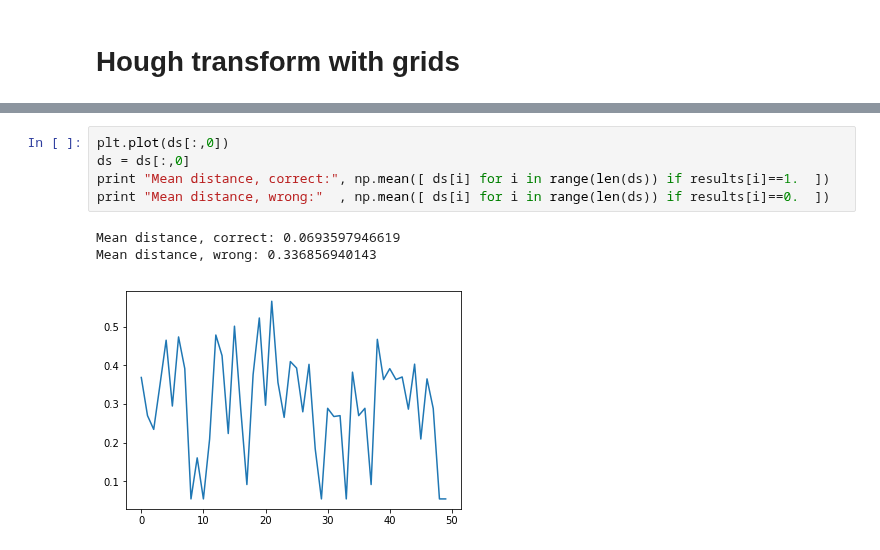
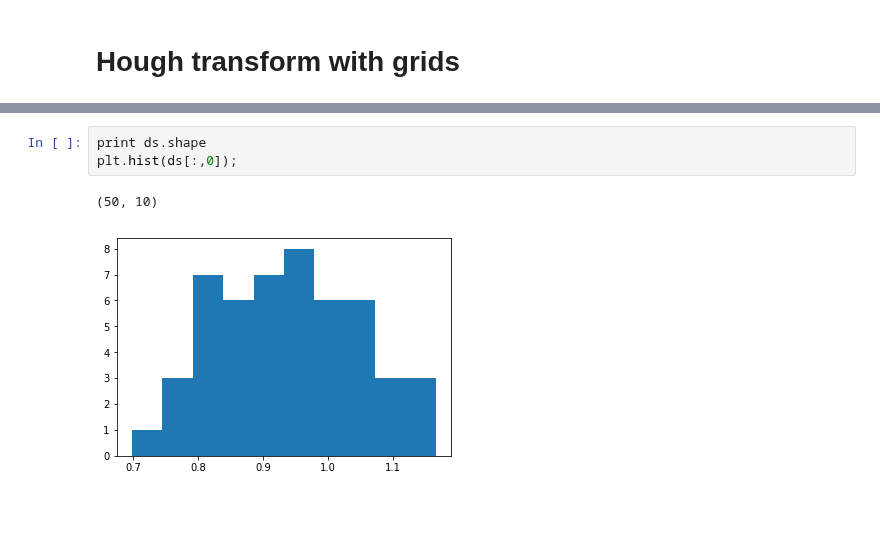
Before and after one commit to mirkoklukas/htmresearch, a Jupyter notebook: projects/gridcells/jupyter/Hough_Transform/Grid Hough Transform.ipynb, the cells around one changed output, grey strips where cells are left out. Drawn from its saved outputs; the diff is of its cells as text; blank space fills up the shorter version.

```diff
--- a/projects/gridcells/jupyter/Hough_Transform/Grid Hough Transform.ipynb
+++ b/projects/gridcells/jupyter/Hough_Transform/Grid Hough Transform.ipynb
@@ -171,9 +171,6 @@ Grid model: 2.0
-# %%
-plt.plot(ds[:,0])
-ds = ds[:,0]
-print "Mean distance, correct:", np.mean([ ds[i] for i in range(len(ds)) if results[i]==1.  ])
-print "Mean distance, wrong:"  , np.mean([ ds[i] for i in range(len(ds)) if results[i]==0.  ])
-# %% [output]
-Mean distance, correct: 0.0693597946619
-Mean distance, wrong: 0.336856940143
-[figure, removed]
+# %%
+print ds.shape
+plt.hist(ds[:,0]);
+# %% [output]
+(50, 10)
+[figure, added]
```
Also changed, not shown: parts of 4 cells of this notebook, 14 other files.
